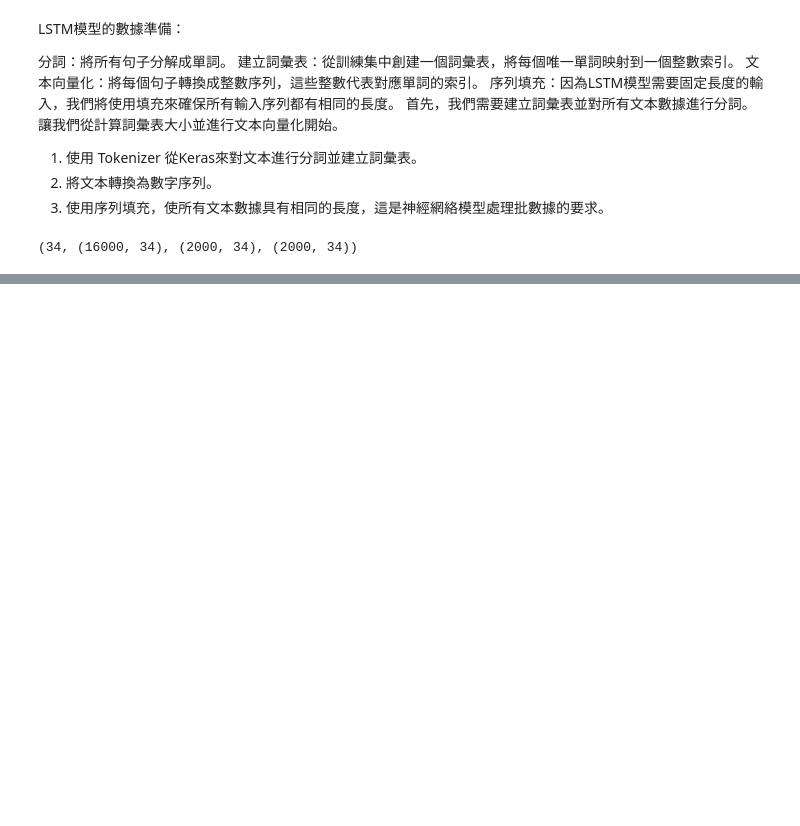
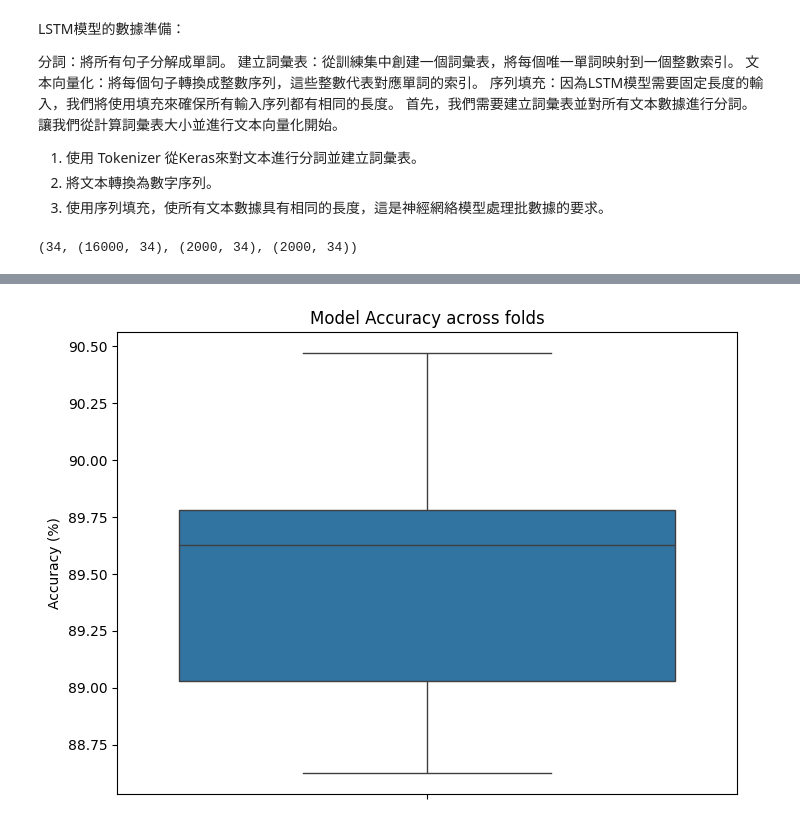
Before and after one commit to moonionn/emotion-detection, a Jupyter notebook: LSTMmodelTrain.ipynb, the cells around one changed output, grey strips where cells are left out. Drawn from its saved outputs; the diff is of its cells as text; code cells hidden in the pictures; blank space fills up the shorter version.

```diff
--- a/LSTMmodelTrain.ipynb
+++ b/LSTMmodelTrain.ipynb
@@ -217,0 +165,74 @@ plt.show()
+# %%
+'''
+from sklearn.preprocessing import LabelEncoder
+from keras.models import Sequential
+from keras.layers import Dense, Dropout, Embedding, LSTM
+from keras.utils import to_categorical
+from sklearn.model_selection import StratifiedKFold
+from sklearn.preprocessing import LabelEncoder
+from tf_keras.callbacks import EarlyStopping
+import matplotlib.pyplot as plt
+import seaborn as sns
+import numpy as np
+
+label_encoder = LabelEncoder()
+train_labels = label_encoder.fit_transform(train_df['emotion'])
+val_labels = label_encoder.transform(val_df['emotion'])
+test_labels = label_encoder.transform(test_df['emotion'])
+
+# Convert labels to categorical
+train_labels = to_categorical(train_labels)
+val_labels = to_categorical(val_labels)
+test_labels = to_categorical(test_labels)
+
+# 定义折叠数量
+n_splits = 5
+
+# 初始化StratifiedKFold对象
+skf = StratifiedKFold(n_splits=n_splits, shuffle=True)
+
+# 将标签转换回整数形式，用于StratifiedKFold
+y_integers = label_encoder.transform(train_df['emotion'])
+
+# 用于记录每个折叠的性能指标
+scores_per_fold = []
+
+fold_no = 1
+for train_index, val_index in skf.split(train_padded, y_integers):
+    X_train_fold, X_val_fold = train_padded[train_index], train_padded[val_index]
+    y_train_fold, y_val_fold = to_categorical(y_integers[train_index]), to_categorical(y_integers[val_index])
+
+    model = Sequential([
+        Embedding(input_dim=10000, output_dim=max_length),
+        Dropout(0.5),
+        LSTM(32, return_sequences=False),
+        Dropout(0.5),
+        Dense(16, activation='relu'),
+        Dense(len(label_encoder.classes_), activation='softmax')
+    ])
+
+    model.compile(optimizer='adam', loss='categorical_crossentropy', metrics=['accuracy'])
+    early_stopping = EarlyStopping(monitor='val_loss', patience=3)
+
+    print(f'Training for fold {fold_no} ...')
+    history = model.fit(X_train_fold, y_train_fold, batch_size=64, epochs=15, validation_data=(X_val_fold, y_val_fold), callbacks=[early_stopping])
+
+    # 保存性能指标
+    scores = model.evaluate(X_val_fold, y_val_fold, verbose=0)
+    scores_per_fold.append(scores[1] * 100)
+
+    fold_no += 1
+
+# 汇总统计数据
+print("Accuracy per fold: ", scores_per_fold)
+print("Average Accuracy: %.2f%%" % np.mean(scores_per_fold))
+print("Standard Deviation: %.2f%%" % np.std(scores_per_fold))
+
+# 可视化结果
+plt.figure(figsize=(8, 6))
+sns.boxplot(scores_per_fold)
+plt.title('Model Accuracy across folds')
+plt.ylabel('Accuracy (%)')
+plt.show()
+'''
+# %% [output]
@@ -217,0 +256 @@ plt.show()
+[figure, added]
```
Also changed, not shown: parts of 7 cells of this notebook, 7 other files.
